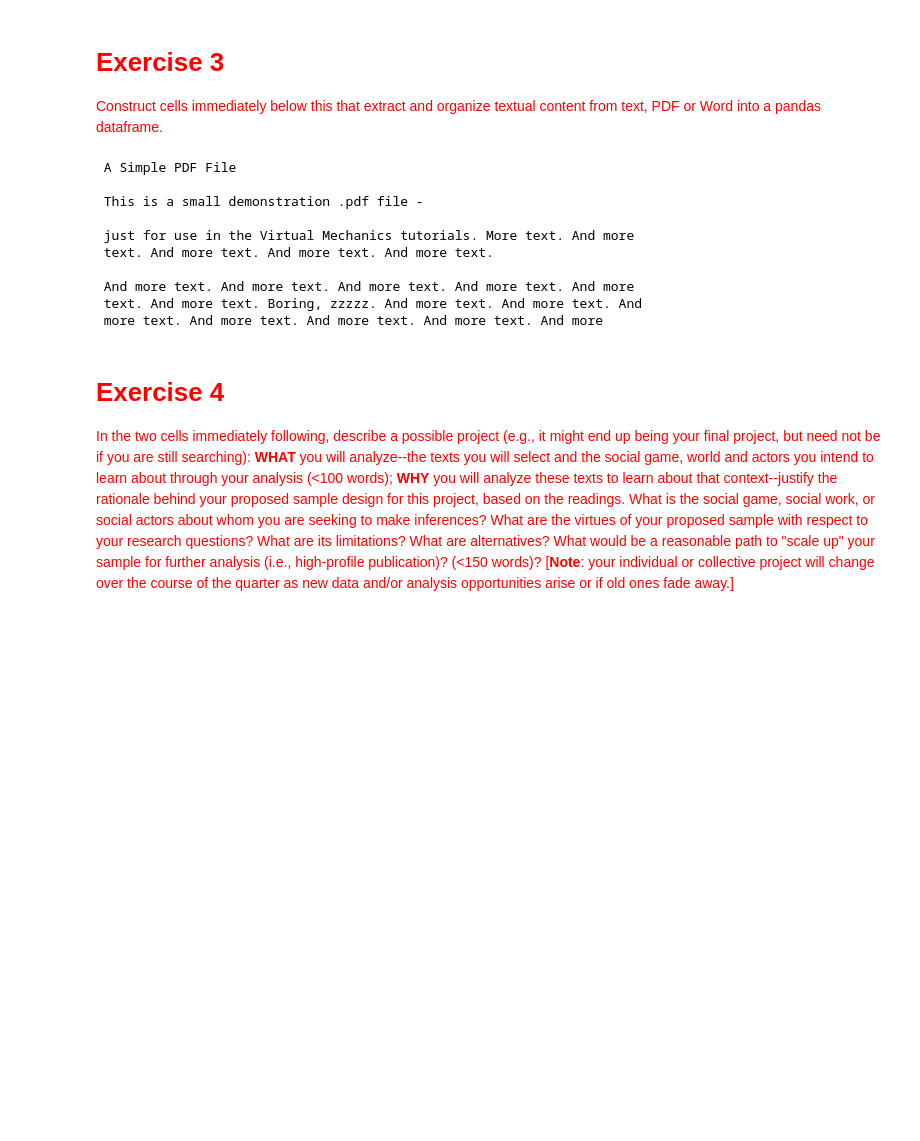
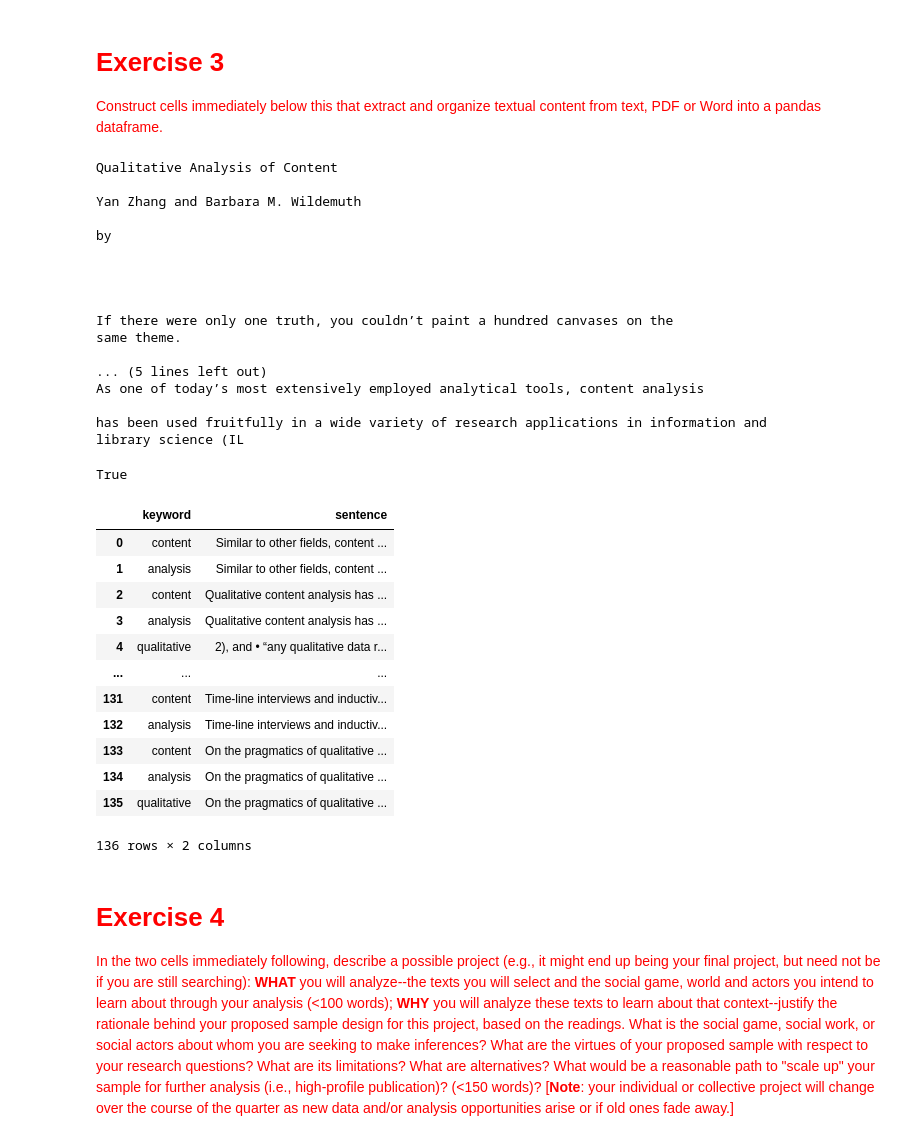
Before and after one commit to zixu12/Content-Analysis-Homework, a Jupyter notebook: chenzx_1_Measuring_Meaning_and_Sampling.ipynb, the cells around one changed output. Drawn from its saved outputs; the diff is of its cells as text; code cells hidden in the pictures; blank space fills up the shorter version.

```diff
--- a/chenzx_1_Measuring_Meaning_and_Sampling.ipynb
+++ b/chenzx_1_Measuring_Meaning_and_Sampling.ipynb
@@ -988,22 +1000,71 @@ downloaded every time.
 # <font color="red">Exercise 3</font>
 <font color="red">Construct cells immediately below this that extract and organize textual content from text, PDF or Word into a pandas dataframe.</font>
 # %%
-information_extraction_pdf = 'http://www.africau.edu/images/default/sample.pdf'
+information_extraction_pdf = 'https://www.ischool.utexas.edu/~yanz/Content_analysis.pdf'
 infoExtractionRequest = requests.get(information_extraction_pdf, stream=True)
 infoExtractionBytes = io.BytesIO(infoExtractionRequest.content)
 # %%
 print(readPDF(infoExtractionBytes)[:400])
 # %% [output]
- A Simple PDF File
+Qualitative Analysis of Content
 
- This is a small demonstration .pdf file -
+Yan Zhang and Barbara M. Wildemuth
 
- just for use in the Virtual Mechanics tutorials. More text. And more
- text. And more text. And more text. And more text.
+by
 
- And more text. And more text. And more text. And more text. And more
- text. And more text. Boring, zzzzz. And more text. And more text. And
- more text. And more text. And more text. And more text. And more
+
+
+
+If there were only one truth, you couldn’t paint a hundred canvases on the
+same theme.
+
+... (5 lines left out)
+As one of today’s most extensively employed analytical tools, content analysis
+
+has been used fruitfully in a wide variety of research applications in information and
+library science (IL
+# %%
+t = readPDF(infoExtractionBytes)
+# These are some keywords of the paper
+keywords=['content', 'analysis','qualitative']
+# %%
+# I extract all the sentences that include the keywords
+WordSentence = {}
+for word in keywords:
+    WordSentence[word] = []
+
+l_keywords = []
+l_sentences = []
+for line in re.findall(r'[^.]{20,}', t):
+    line = re.sub(r'\n','',line)
+    if re.search(r'[p]\s*[p]', line) == None and re.search(r':[\d]', line) == None:
+        for word in keywords:
+            if word in line:
+                sentence = re.sub(r'\n\d*','',line.strip())
+                l_keywords.append(word)
+                l_sentences.append(sentence)
+
+len(l_keywords) == len(l_sentences)
+# %% [output]
+True
+# %%
+# dataframe of keyword and its corresponding sentences
+content_df = pandas.DataFrame({'keyword' : l_keywords, 'sentence' : l_sentences})
+content_df
+# %% [output]
+|  | keyword | sentence |
+| 0 | content | Similar to other fields, content ... |
+| 1 | analysis | Similar to other fields, content ... |
+| 2 | content | Qualitative content analysis has ... |
+| 3 | analysis | Qualitative content analysis has ... |
+| 4 | qualitative | 2), and • “any qualitative data r... |
+| ... | ... | ... |
+| 131 | content | Time-line interviews and inductiv... |
+| 132 | analysis | Time-line interviews and inductiv... |
+| 133 | content | On the pragmatics of qualitative ... |
+| 134 | analysis | On the pragmatics of qualitative ... |
+| 135 | qualitative | On the pragmatics of qualitative ... |
+136 rows × 2 columns
 # %% [markdown]
 # <font color="red">Exercise 4</font>
 <font color="red">In the two cells immediately following, describe a possible project (e.g., it might end up being your final project, but need not be if you are still searching): __WHAT__ you will analyze--the texts you will select and the social game, world and actors you intend to learn about through your analysis (<100 words); __WHY__ you will analyze these texts to learn about that context--justify the rationale behind your proposed sample design for this project, based on the readings. What is the social game, social work, or social actors about whom you are seeking to make inferences? What are the virtues of your proposed sample with respect to your research questions? What are its limitations? What are alternatives? What would be a reasonable path to "scale up" your sample for further analysis (i.e., high-profile publication)? (<150 words)? [__Note__: your individual or collective project will change over the course of the quarter as new data and/or analysis opportunities arise or if old ones fade away.]</font>
```
Also changed, not shown: parts of 10 cells of this notebook.
